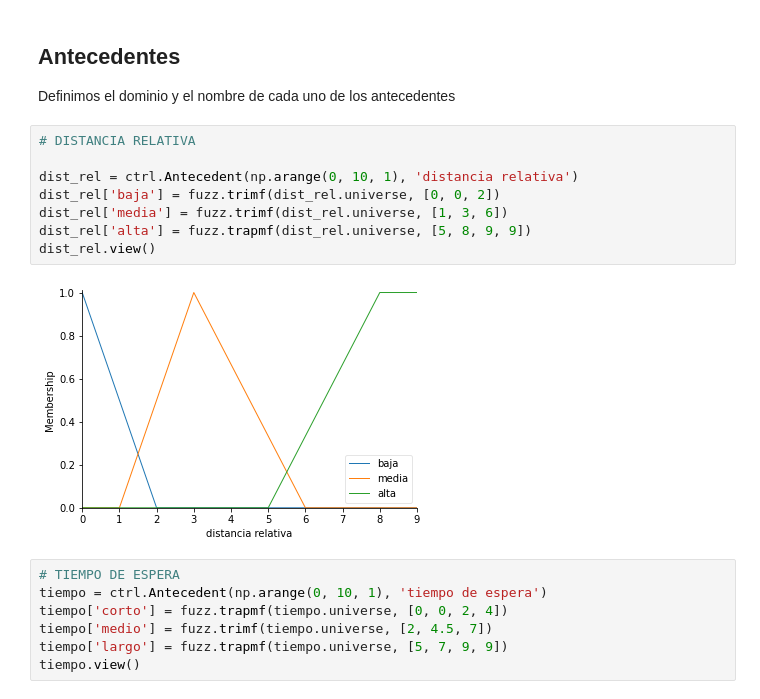
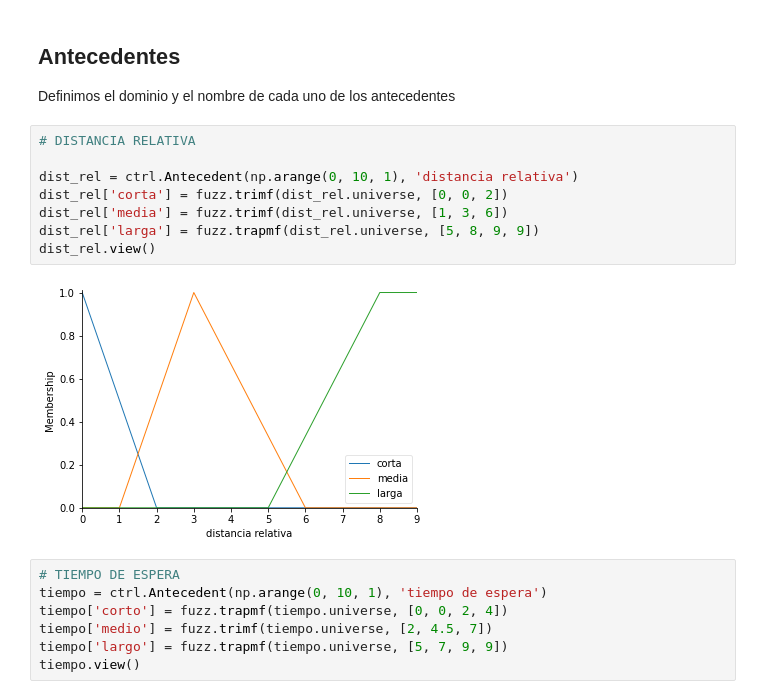
Before and after one commit to estebanarivasv/IA-2021, a Jupyter notebook: tp2/Ejercicio2.ipynb, the cells around one changed output. Drawn from its saved outputs; the diff is of its cells as text.

```diff
--- a/tp2/Ejercicio2.ipynb
+++ b/tp2/Ejercicio2.ipynb
@@ -98,13 +98,13 @@ Definimos el dominio y el nombre de cada uno de los antecedentes
 # %%
 # DISTANCIA RELATIVA
 
 dist_rel = ctrl.Antecedent(np.arange(0, 10, 1), 'distancia relativa')
-dist_rel['baja'] = fuzz.trimf(dist_rel.universe, [0, 0, 2])
+dist_rel['corta'] = fuzz.trimf(dist_rel.universe, [0, 0, 2])
 dist_rel['media'] = fuzz.trimf(dist_rel.universe, [1, 3, 6])
-dist_rel['alta'] = fuzz.trapmf(dist_rel.universe, [5, 8, 9, 9])
+dist_rel['larga'] = fuzz.trapmf(dist_rel.universe, [5, 8, 9, 9])
 dist_rel.view()
 # %% [output]
-[figure, old version]
+[figure, new version]
 # %%
 # TIEMPO DE ESPERA
 tiempo = ctrl.Antecedent(np.arange(0, 10, 1), 'tiempo de espera')
```
Also changed, not shown: parts of 7 cells of this notebook.
